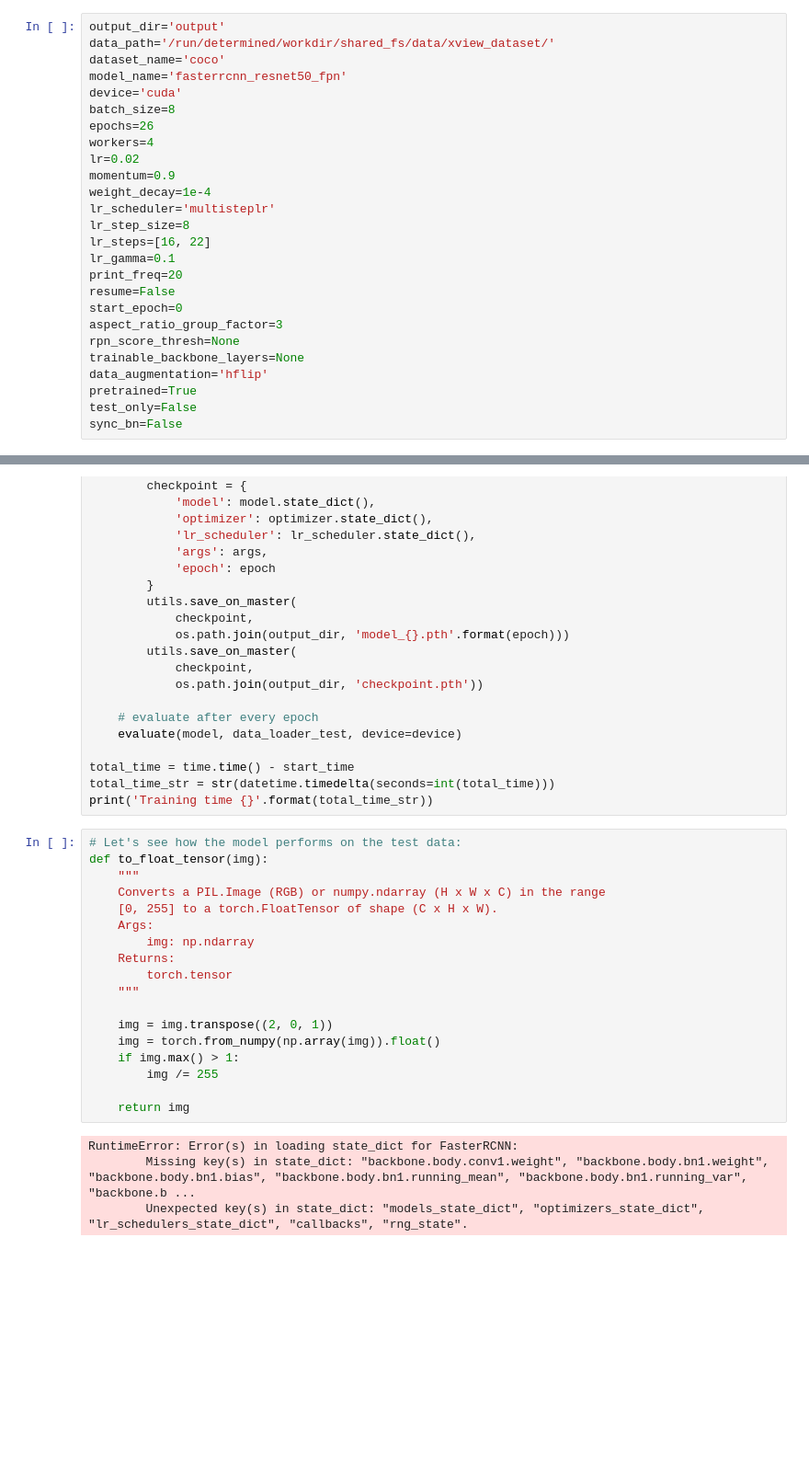
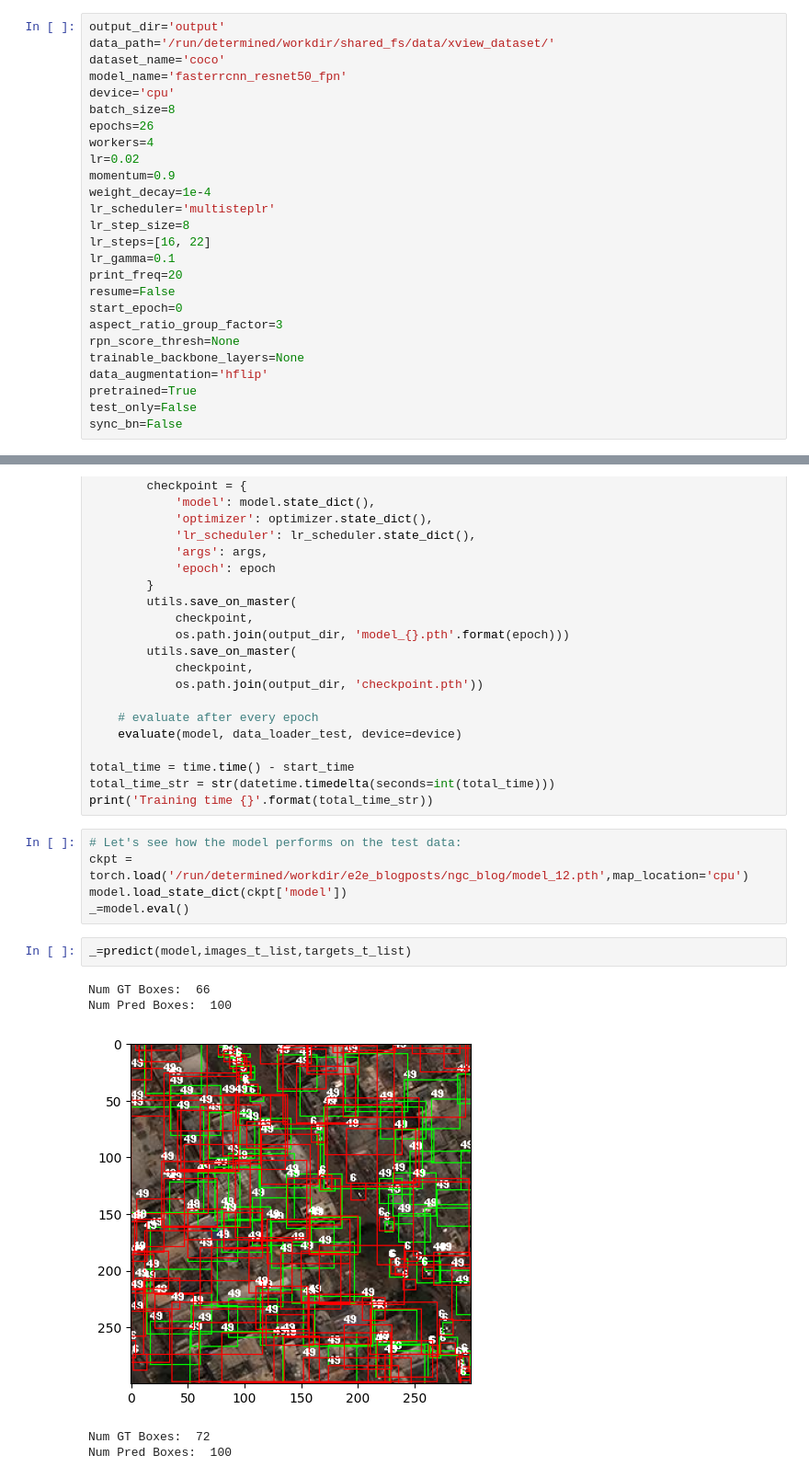
Before and after one commit to interactivetech/e2e_blogposts, a Jupyter notebook: ngc_blog/E2E-Part-1:_Installation.ipynb, the cells around one changed output, grey strips where cells are left out. Shown at 92% size. Cells and saved outputs as stored; diff of their text form; blank space fills up the shorter version.

```diff
--- a/ngc_blog/E2E-Part-1:_Installation.ipynb
+++ b/ngc_blog/E2E-Part-1:_Installation.ipynb
@@ -108,7 +118,7 @@ output_dir='output'
 data_path='/run/determined/workdir/shared_fs/data/xview_dataset/'
 dataset_name='coco'
 model_name='fasterrcnn_resnet50_fpn'
-device='cuda'
+device='cpu'
 batch_size=8
 epochs=26
 workers=4
@@ -289,24 +284,14 @@ total_time_str = str(datetime.timedelta(seconds=int(total_time)))
 print('Training time {}'.format(total_time_str))
 # %%
 # Let's see how the model performs on the test data:
-def to_float_tensor(img):
-    """
-    Converts a PIL.Image (RGB) or numpy.ndarray (H x W x C) in the range
-    [0, 255] to a torch.FloatTensor of shape (C x H x W).
-    Args:
-        img: np.ndarray
-    Returns:
-        torch.tensor
-    """
-
-    img = img.transpose((2, 0, 1))
-    img = torch.from_numpy(np.array(img)).float()
-    if img.max() > 1:
-        img /= 255
-
-    return img
+ckpt = torch.load('/run/determined/workdir/e2e_blogposts/ngc_blog/model_12.pth',map_location='cpu')
+model.load_state_dict(ckpt['model'])
+_=model.eval()
 # %%
+_=predict(model,images_t_list,targets_t_list)
 # %% [output]
-RuntimeError: Error(s) in loading state_dict for FasterRCNN:
-        Missing key(s) in state_dict: "backbone.body.conv1.weight", "backbone.body.bn1.weight", "backbone.body.bn1.bias", "backbone.body.bn1.running_mean", "backbone.body.bn1.running_var", "backbone.b ...
-        Unexpected key(s) in state_dict: "models_state_dict", "optimizers_state_dict", "lr_schedulers_state_dict", "callbacks", "rng_state".
+Num GT Boxes:  66
+Num Pred Boxes:  100
+[figure, added]
+Num GT Boxes:  72
+Num Pred Boxes:  100
```
Also changed, not shown: parts of 8 cells of this notebook, 4 other files.
